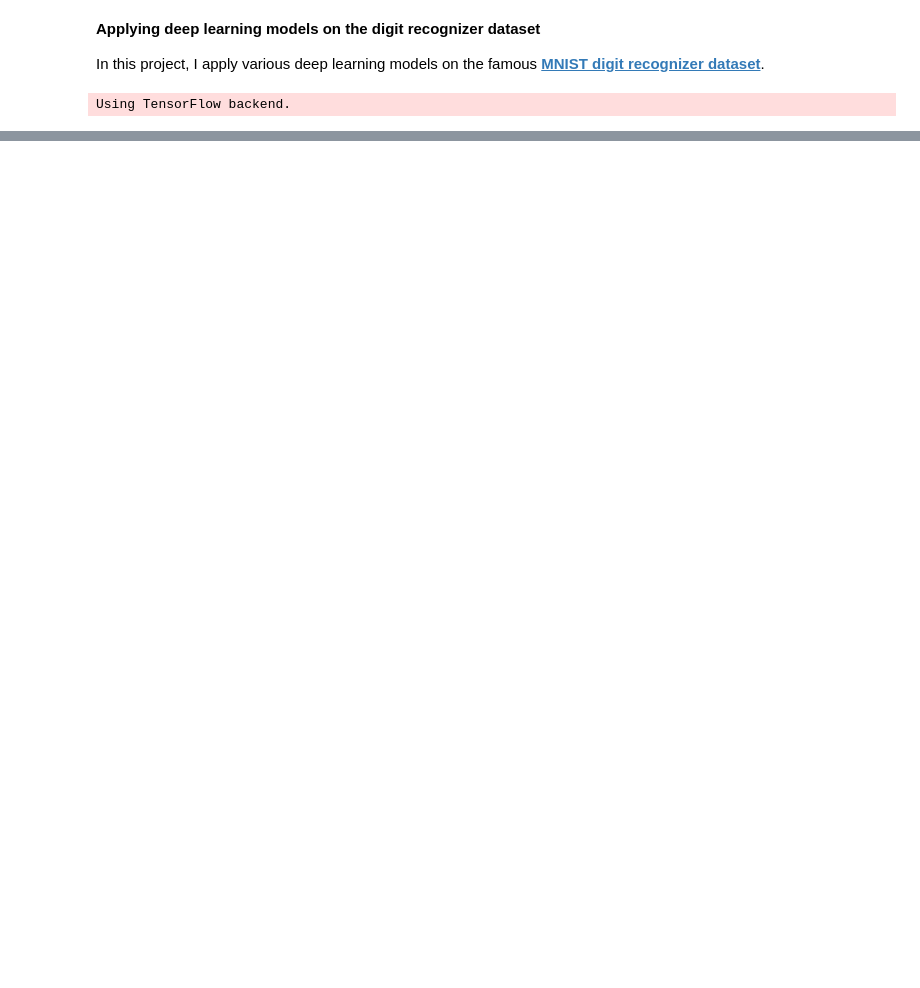
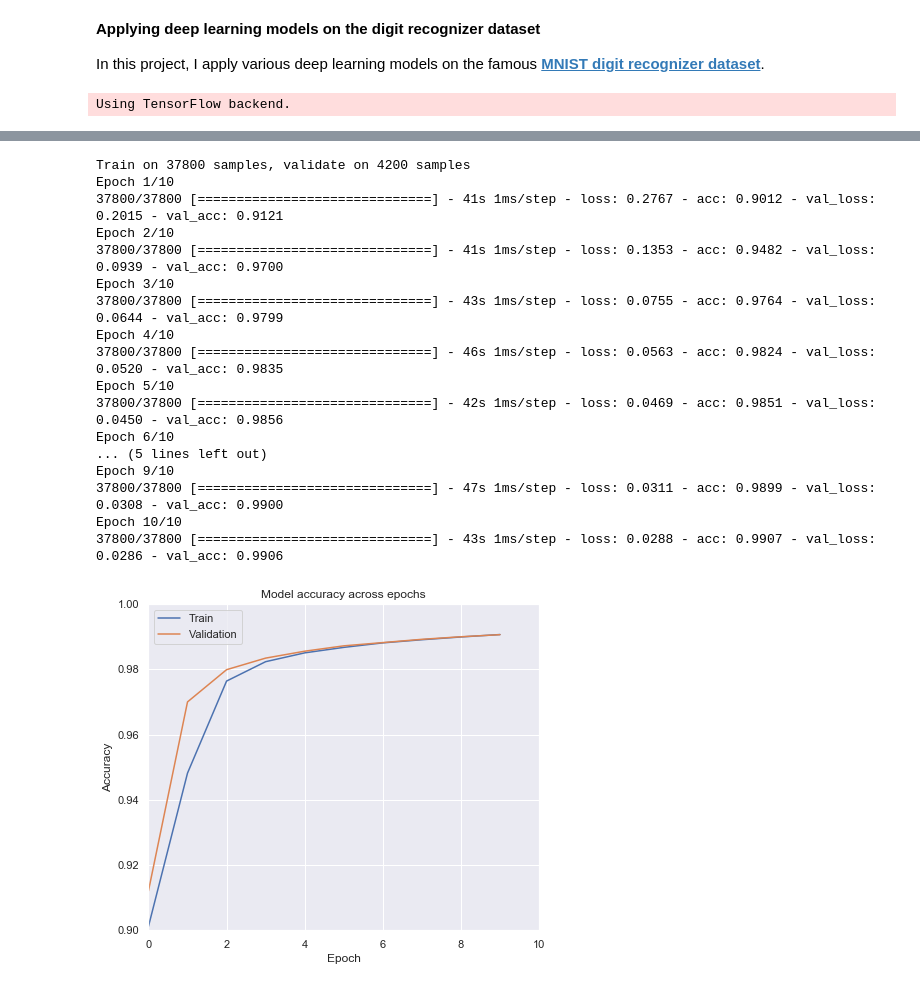
Before and after one commit to akafle1003/kaggle_projects, a Jupyter notebook: Digit_recognizer.ipynb, the cells around one changed output, grey strips where cells are left out. Cells and saved outputs as stored; diff of their text form; code cells hidden in the pictures; blank space fills up the shorter version.

Commit message:
Digit recognizer models

```diff
--- a/Digit_recognizer.ipynb
+++ b/Digit_recognizer.ipynb
@@ -48,0 +66,4 @@ Number of classes in the sample:  (array([0, 1, 2, 3, 4, 5, 6, 7, 8, 9]), array(
+# %%
+# Convert y_train, y_val to categorical
+y_train = to_categorical(y_train, num_classes = 10)
+y_val = to_categorical(y_val, num_classes = 10)
@@ -48,0 +115,33 @@ Number of classes in the sample:  (array([0, 1, 2, 3, 4, 5, 6, 7, 8, 9]), array(
+# %%
+# Define early stopping callback
+early_stopping = keras.callbacks.EarlyStopping(monitor='loss', min_delta=0, patience=10, verbose=0, mode='auto')
+reduce_lr = keras.callbacks.ReduceLROnPlateau(monitor='val_loss', factor=0.2, patience=10, min_lr=0.0001)
+# %%
+def fit_evaluate_cnn(BatchSize):
+    model_history=model.fit(x_train,y_train, epochs=10, batch_size=BatchSize, validation_data=(x_val,y_val),
+                            verbose=1, callbacks=[early_stopping, reduce_lr])
+    #Plot accuracy
+    sns.set(style="darkgrid")
+    fig = plt.figure(figsize=(7,6))
+    plt.plot(model_history.history['acc']) # Train accuracy
+    plt.plot(model_history.history['val_acc']) # Validation accuracy
+    plt.title('Model accuracy across epochs')
+    plt.ylabel('Accuracy')
+    plt.xlabel('Epoch')
+    plt.ylim(0.90,1 )
+    plt.xlim(0, 10)
+    plt.legend(['Train', 'Validation'], loc='best')
+    plt.show()
+
+    # Plot loss
+    sns.set(style="darkgrid")
+    fig = plt.figure(figsize=(7,6))
+    plt.plot(model_history.history['loss']) # Train loss
+    plt.plot(model_history.history['val_loss']) # Validation loss
+    plt.title('Model loss across epochs')
+    plt.ylabel('Loss')
+    plt.xlabel('Epoch')
+    plt.ylim(0.02, 0.3)
+    plt.xlim(0, 10)
+    plt.legend(['Train', 'Validation'], loc='best')
+    plt.show()
@@ -48,0 +151,22 @@ Number of classes in the sample:  (array([0, 1, 2, 3, 4, 5, 6, 7, 8, 9]), array(
+# %%
+# Fit and evaluate model
+fit_evaluate_cnn(100)
+# %% [output]
+Train on 37800 samples, validate on 4200 samples
+Epoch 1/10
+37800/37800 [==============================] - 41s 1ms/step - loss: 0.2767 - acc: 0.9012 - val_loss: 0.2015 - val_acc: 0.9121
+Epoch 2/10
+37800/37800 [==============================] - 41s 1ms/step - loss: 0.1353 - acc: 0.9482 - val_loss: 0.0939 - val_acc: 0.9700
+Epoch 3/10
+37800/37800 [==============================] - 43s 1ms/step - loss: 0.0755 - acc: 0.9764 - val_loss: 0.0644 - val_acc: 0.9799
+Epoch 4/10
+37800/37800 [==============================] - 46s 1ms/step - loss: 0.0563 - acc: 0.9824 - val_loss: 0.0520 - val_acc: 0.9835
+Epoch 5/10
+37800/37800 [==============================] - 42s 1ms/step - loss: 0.0469 - acc: 0.9851 - val_loss: 0.0450 - val_acc: 0.9856
+Epoch 6/10
+... (5 lines left out)
+Epoch 9/10
+37800/37800 [==============================] - 47s 1ms/step - loss: 0.0311 - acc: 0.9899 - val_loss: 0.0308 - val_acc: 0.9900
+Epoch 10/10
+37800/37800 [==============================] - 43s 1ms/step - loss: 0.0288 - acc: 0.9907 - val_loss: 0.0286 - val_acc: 0.9906
+[figure, added]
```
Also changed, not shown: parts of 13 cells of this notebook.
